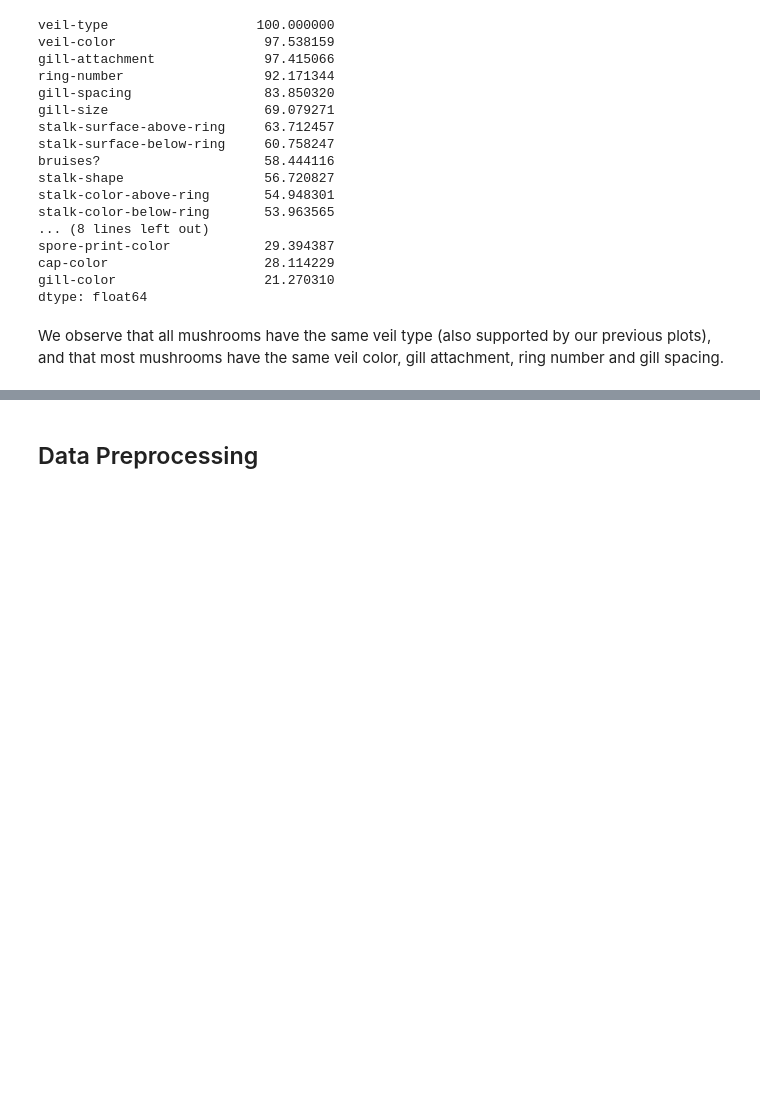
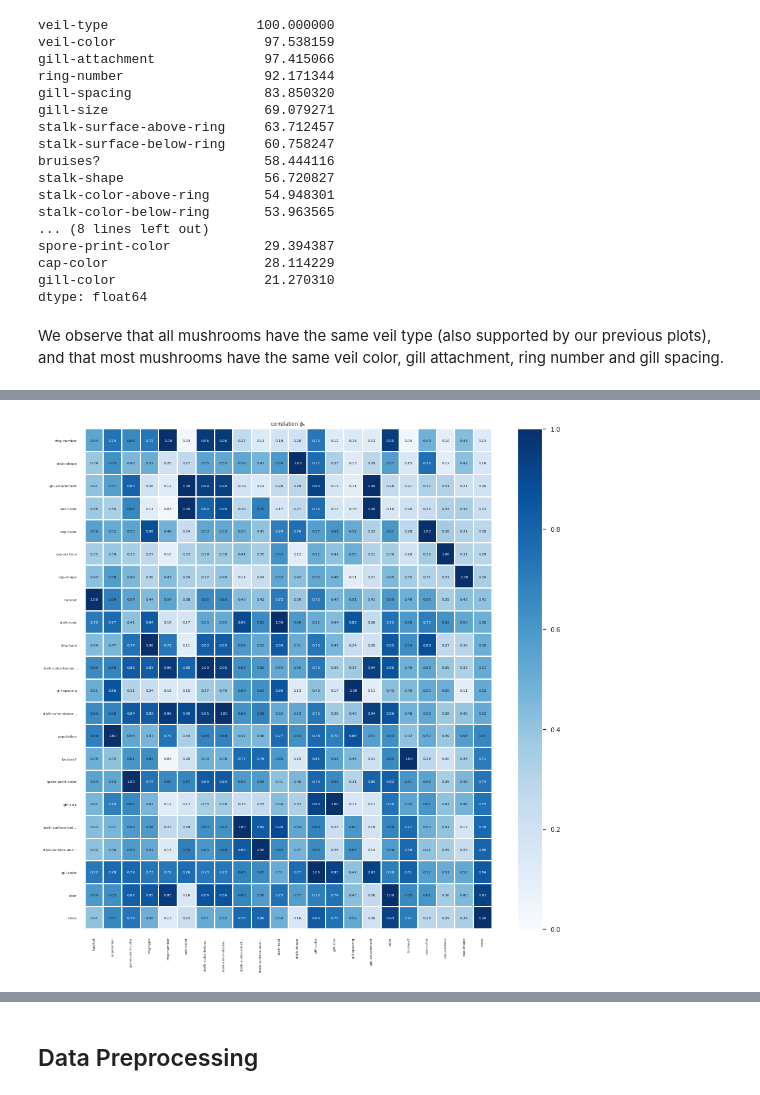
Before and after one commit to Tien-Cheng/AI-and-Machine-Learning--ST1511-, a Jupyter notebook: Assignment 1/classification/mushroom_v1.ipynb, the cells around one changed output, grey strips where cells are left out. Drawn from its saved outputs; the diff is of its cells as text; code cells hidden in the pictures; blank space fills up the shorter version.

Commit message:
Added phik correlation to mushroom classification

```diff
--- a/Assignment 1/classification/mushroom_v1.ipynb
+++ b/Assignment 1/classification/mushroom_v1.ipynb
@@ -296,0 +322,2 @@ We observe that all mushrooms have the same veil type (also supported by our pre
+# %%
+phik_overview = mush_df.phik_matrix().sort_values("class", ascending=False)
@@ -296,0 +339,7 @@ We observe that all mushrooms have the same veil type (also supported by our pre
+# %%
+plot_correlation_matrix(phik_overview.values, x_labels=phik_overview.columns, y_labels=phik_overview.index,
+                        vmin=0, vmax=1, color_map='Blues', title=r'correlation $\phi_K$', fontsize_factor=0.6,
+                        figsize=(13,13))
+plt.tight_layout()
+# %% [output]
+[figure, added]
```
Also changed, not shown: parts of 10 cells of this notebook.
